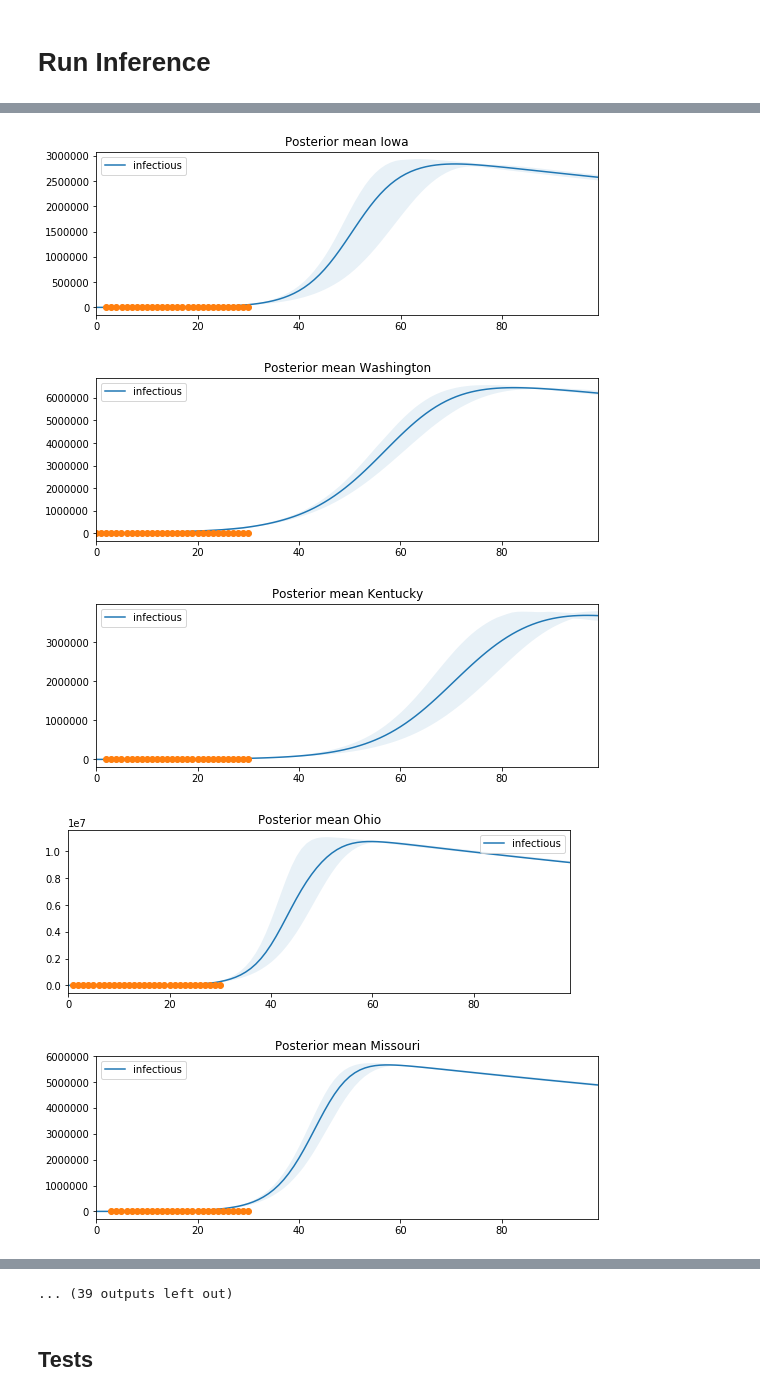
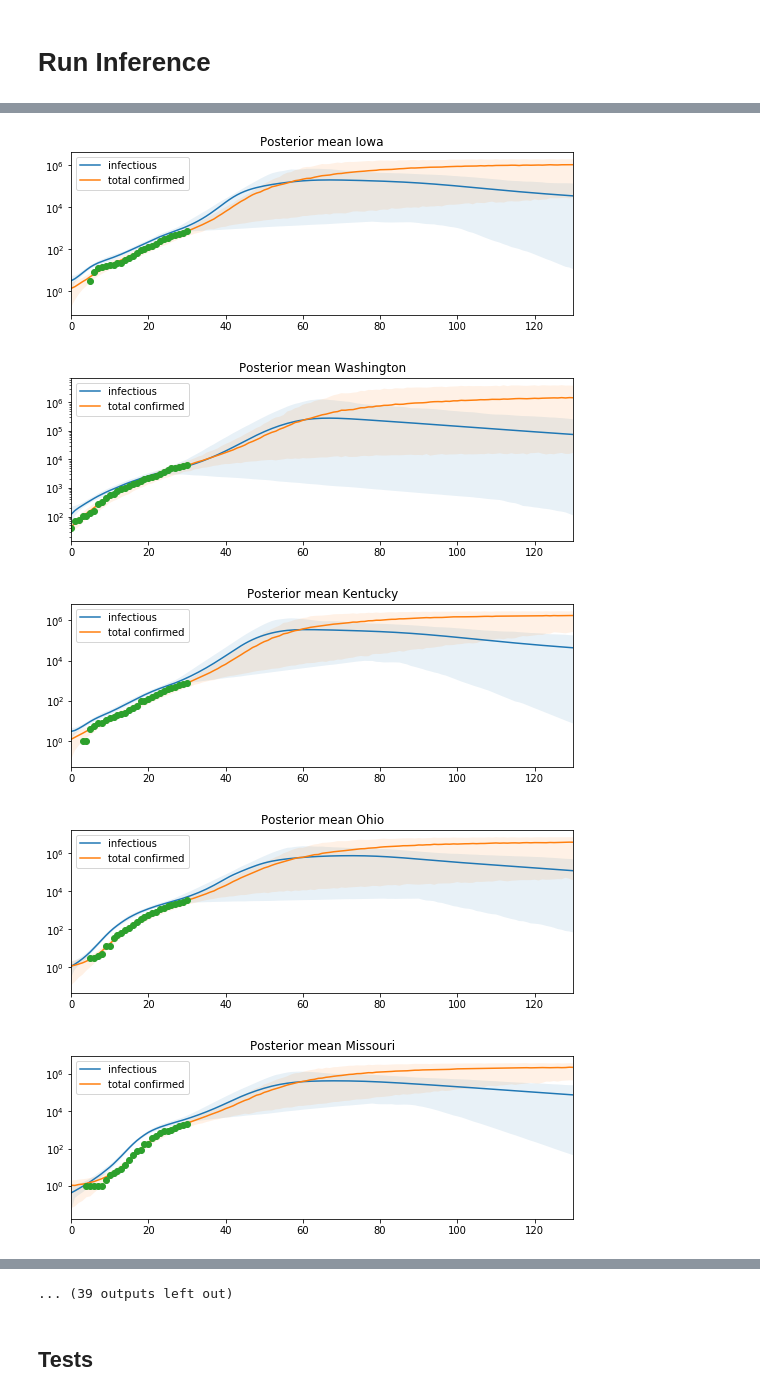
Before and after one commit to dsheldon/covid, a Jupyter notebook: SIR_dev.ipynb, the cells around one changed output, grey strips where cells are left out. Saved outputs shown, nothing was run; the diff lists cells and outputs as text; code cells hidden in the pictures.

```diff
--- a/SIR_dev.ipynb
+++ b/SIR_dev.ipynb
@@ -18,10 +18,10 @@ import util
 # Dev: Hierarchical Model
 # %%
 i = 1
-num_places = 3
-T = 100
-T_future = 100
-log_scale=False
+num_places = 10
+T = 50
+T_future = 50
+log_scale=True
 
 with numpyro.handlers.seed(rng_seed=i):
 
@@ -105,7 +118,7 @@ state_data = util.load_state_data()
 data = dict(world_data, **state_data)  # all data
 
 places = state_data.keys()
-places = ['NY', 'WA', 'MA', 'OH']
+#places = ['NY', 'WA', 'MA', 'OH']
 #places = ['NY', 'WA']
 
 num_places = len(places)
@@ -132,8 +145,8 @@ kernel = NUTS(prob_model,
               init_strategy = numpyro.infer.util.init_to_median())
 
 mcmc = MCMC(kernel,
-            num_warmup=100,
-            num_samples=100,
+            num_warmup=1000,
+            num_samples=1000,
             num_chains=1)
 
 obs = confirmed.values.T
@@ -179,20 +234,20 @@ print(mcmc_samples['det_rate'].mean(axis=0))
 # %%
-T = 100
+T = 150
 for i, place in zip(range(num_places), places):
 
     fig, ax = plt.subplots(figsize=(9,3))
     shared_params = ['beta0_base', 'gamma_base', 'sigma_base', 'det_rate_base']
     place_samples = {k: v[:,i,...] for k, v in post_pred_samples.items() if not k in shared_params}
-    plot_samples(place_samples, plot_fields=['I'], ax=ax, T=T)
+    plot_samples(place_samples, plot_fields=['I', 'y'], ax=ax, T=T)
     plt.plot(obs[i,:], 'o')
 
     name = data[place]['name']
     plt.title(f'Posterior mean {name}')
-    #plt.yscale('log')
+    plt.yscale('log')
     plt.show()
 # %% [output]
-[figure, old version]
+[figure, new version]
-[figure, old version]
+[figure, new version]
-[figure, old version]
+[figure, new version]
-[figure, old version]
+[figure, new version]
-[figure, old version]
+[figure, new version]
```
Also changed, not shown: parts of 4 cells of this notebook, 1 other file.
